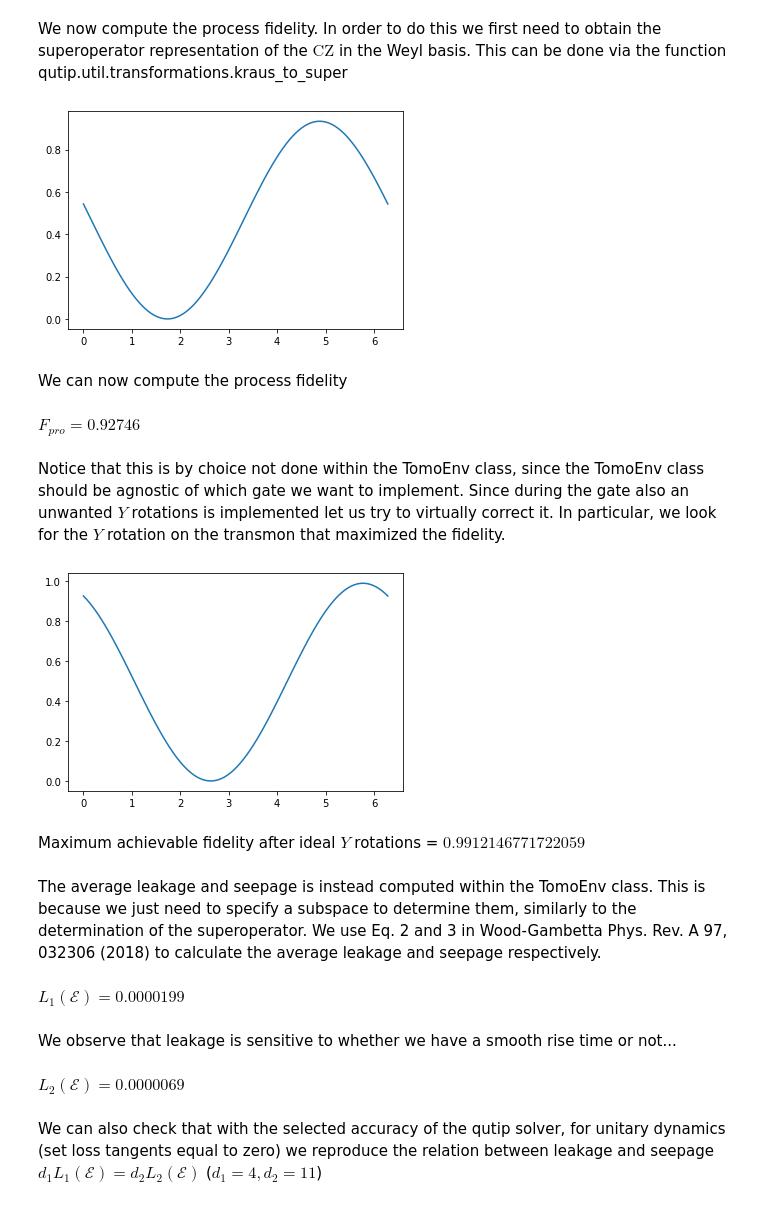
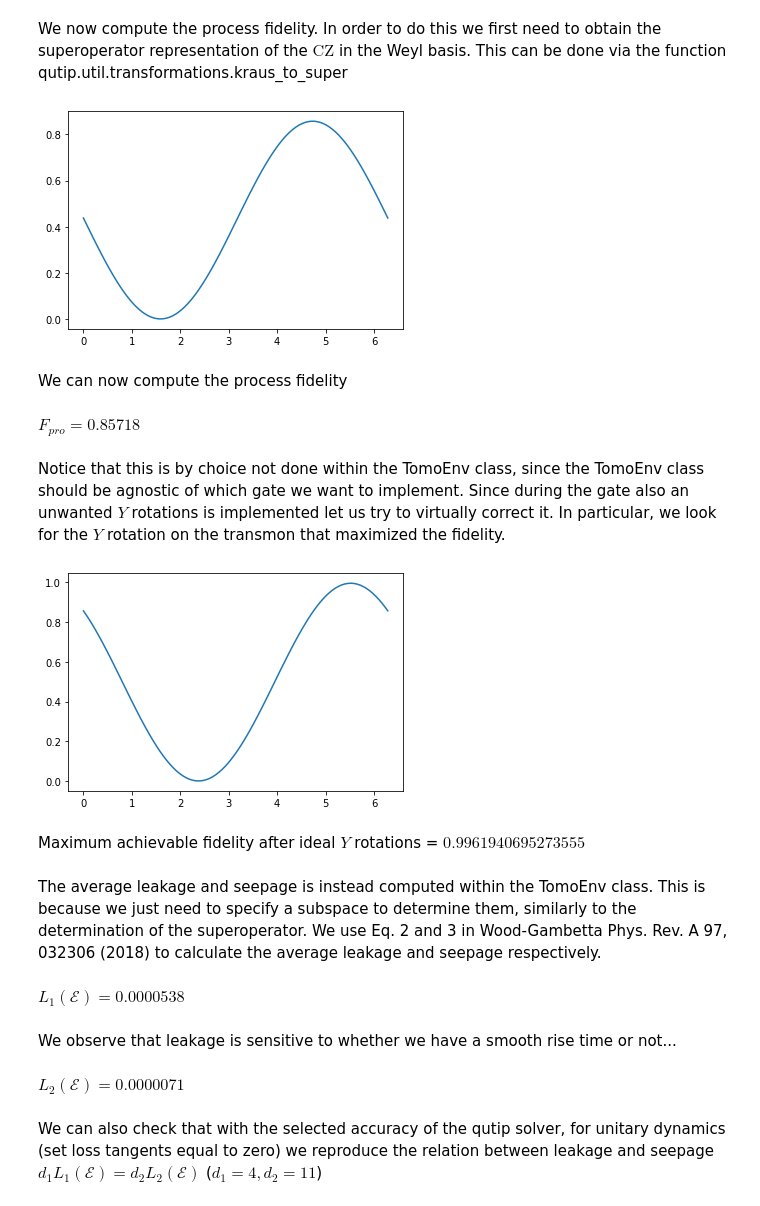
Before and after one commit to cianibegood/pysqkit, a Jupyter notebook: docs/research/transmon_fluxonium/cross_resonance_gate/cr_gate.ipynb, the cells around one changed output. Drawn from its saved outputs; the diff is of its cells as text; code cells hidden in the pictures.

Commit message:
Added CR effect with strong drive, infidelity caused by ZZ

```diff
--- a/docs/research/transmon_fluxonium/cross_resonance_gate/cr_gate.ipynb
+++ b/docs/research/transmon_fluxonium/cross_resonance_gate/cr_gate.ipynb
@@ -67,7 +67,7 @@ temperature = 0.020 # K
 thermal_energy = temperature_to_thermalenergy(temperature) # kb T/h in GHz
 d_comp = 4
 
-p_set = "1"
+p_set = "2"
 
 
 #Transmon
@@ -83,7 +83,7 @@ transm = pysqkit.qubits.SimpleTransmon(
 )
 
 #Fluxonium
-levels_f = 5
+levels_f = 7
 
 flx = pysqkit.qubits.Fluxonium(
     label='F',
@@ -113,6 +113,8 @@ bare_system = transm.couple_to(flx, coupling=pysqkit.couplers.capacitive_couplin
 states_label = coupled_sys.all_state_labels()
 states_dict = coupled_sys.states_as_dict(as_qobj=True)
 flx_freq = flx.eig_energies(2)[1] - flx.eig_energies(2)[0]
+flx_freq_03 = flx.eig_energies(4)[3] - flx.eig_energies(4)[0]
+flx_freq_12 = flx.eig_energies(4)[2] - flx.eig_energies(4)[1]
 # %%
 state_label = ["00", "01", "10", "11"]
 comp_states = {}
@@ -188,13 +186,13 @@ func_to_minimize([300], 0, mu_yz_flx(comp_states, q_op)*0.4)
 # %%
-eps_drive = 0.5 #GHz
+eps_drive = 0.62 #GHz
 op = coupled_sys["F"].charge_op()*eps_drive
 freq_drive = transm.max_freq
 omega_drive = np.abs(get_mat_elem(op, coupled_sys.state("01")[1], coupled_sys.state("11")[1]))
 delta_drive = freq_drive - transm.max_freq
 rabi_period = 1/np.sqrt(omega_drive**2 + delta_drive**2)
-t_rise = 10.0 # [ns]
+t_rise = 5.0 # [ns]
 
-t_tot_0 = [60.0]
+t_tot_0 = [100.0]
 
 args_to_pass = (t_rise, np.abs(mu_yz_flx(comp_states, q_op))*eps_drive)
 
@@ -210,7 +208,9 @@ end = time.time()
 
 t_tot = minimization_result['x'][0] #1/(util.y_z_flx(coupled_sys, 'F')*eps_drive*4)  # [ns]
 print("t_tot: {} ns".format(t_tot))
-pts_per_drive_period = 5
+pts_per_drive_period = 10
+
+#t_tot = 135
 
 nb_points = int(t_tot*freq_drive*pts_per_drive_period)
 tlist = np.linspace(0, t_tot, nb_points)
@@ -383,7 +373,7 @@ for theta in theta_list:
 plt.plot(theta_list, fid_list)
 plt.show()
 # %% [output]
-[figure, old version]
+[figure, new version]
 # %% [markdown]
 We can now compute the process fidelity
 # %%
@@ -391,44 +381,48 @@ cr_super_target = trf.kraus_to_super(cry(-np.pi/2), weyl_by_index)
 f_pro = average_process_fidelity(cr_super_target, total_sup_op)
 display(Latex(r'$F_{{pro}} = {:.5f}$'.format(f_pro)))
 # %% [output]
-$F_{pro} = 0.92746$
+$F_{pro} = 0.85718$
 # %% [markdown]
 Notice that this is by choice not done within the TomoEnv class, since the TomoEnv class should be agnostic of which gate we want to implement. Since during the gate also an unwanted $Y$ rotations is implemented let us try to virtually correct it. In particular, we look for the $Y$ rotation on the transmon that maximized the fidelity.
 # %%
-def ry(theta):
+def ry_t(theta):
     rot_y = np.cos(theta/2)*np.identity(2) - 1j*np.sin(theta/2)*np.array([[0, -1j], [1j, 0]])
     return np.kron(rot_y, np.identity(2))
+
+def ry_f(theta):
+    rot_y = np.cos(theta/2)*np.identity(2) - 1j*np.sin(theta/2)*np.array([[0, -1j], [1j, 0]])
+    return np.kron(np.identity(2), rot_y)
 # %%
 fid_list_ry = []
 for theta in theta_list:
-    rot_y_super = trf.kraus_to_super(ry(theta), weyl_by_index)
+    rot_y_super = trf.kraus_to_super(ry_t(theta), weyl_by_index)
     fid_list_ry.append(average_process_fidelity(cr_super_target, rot_y_super.dot(total_sup_op)))
 
 fid_ry = np.array(fid_list_ry)
 
 plt.plot(theta_list, fid_ry)
 plt.show()
 max_fid = np.max(fid_ry)
 max_index = np.argmax(fid_ry)
 sup_rot_y_opt = trf.kraus_to_super(ry(theta_list[max_index]), weyl_by_index)
 display(Latex(r"Maximum achievable fidelity after ideal $Y$ rotations = ${}$".format(max_fid)))
 # %% [output]
-[figure, old version]
+[figure, new version]
-Maximum achievable fidelity after ideal $Y$ rotations = $0.9912146771722059$
+Maximum achievable fidelity after ideal $Y$ rotations = $0.9961940695273555$
 # %% [markdown]
 The average leakage and seepage is instead computed within the TomoEnv class. This is because we just need to specify a subspace to determine them, similarly to the determination of the superoperator. We use Eq. 2 and 3 in Wood-Gambetta Phys. Rev. A 97, 032306 (2018) to calculate the average leakage and seepage respectively.
 # %%
 avg_leakage = env_syst.leakage(comp_states_list)
 display(Latex(r'$L_1(\mathcal{{E}} ) = {:.7f}$'.format(avg_leakage)))
 # %% [output]
-$L_1(\mathcal{E} ) = 0.0000199$
+$L_1(\mathcal{E} ) = 0.0000538$
 # %% [markdown]
 We observe that leakage is sensitive to whether we have a smooth rise time or not...
 # %%
-avg_seepage = env_syst.seepage(comp_states)
+avg_seepage = env_syst.seepage(comp_states_list)
 display(Latex(r'$L_2(\mathcal{{E}} ) = {:.7f}$'.format(avg_seepage)))
 # %% [output]
-$L_2(\mathcal{E} ) = 0.0000069$
+$L_2(\mathcal{E} ) = 0.0000071$
 # %% [markdown]
 We can also check that with the selected accuracy of the qutip solver, for unitary dynamics (set loss tangents equal to zero) we reproduce the relation between leakage and seepage $d_1 L_1(\mathcal{E}) = d_2 L_2(\mathcal{E})$ ($d_1=4, d_2 = 11$)
 # %%
```
Also changed, not shown: parts of 10 cells of this notebook, 9 other files.
